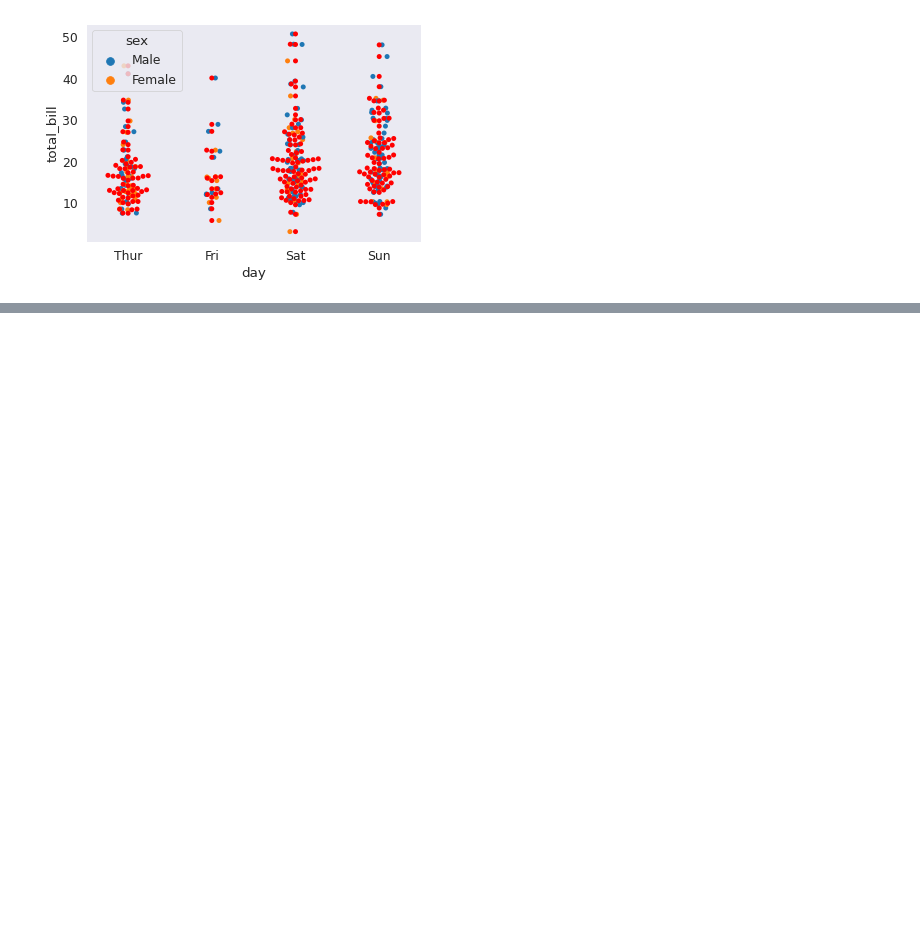
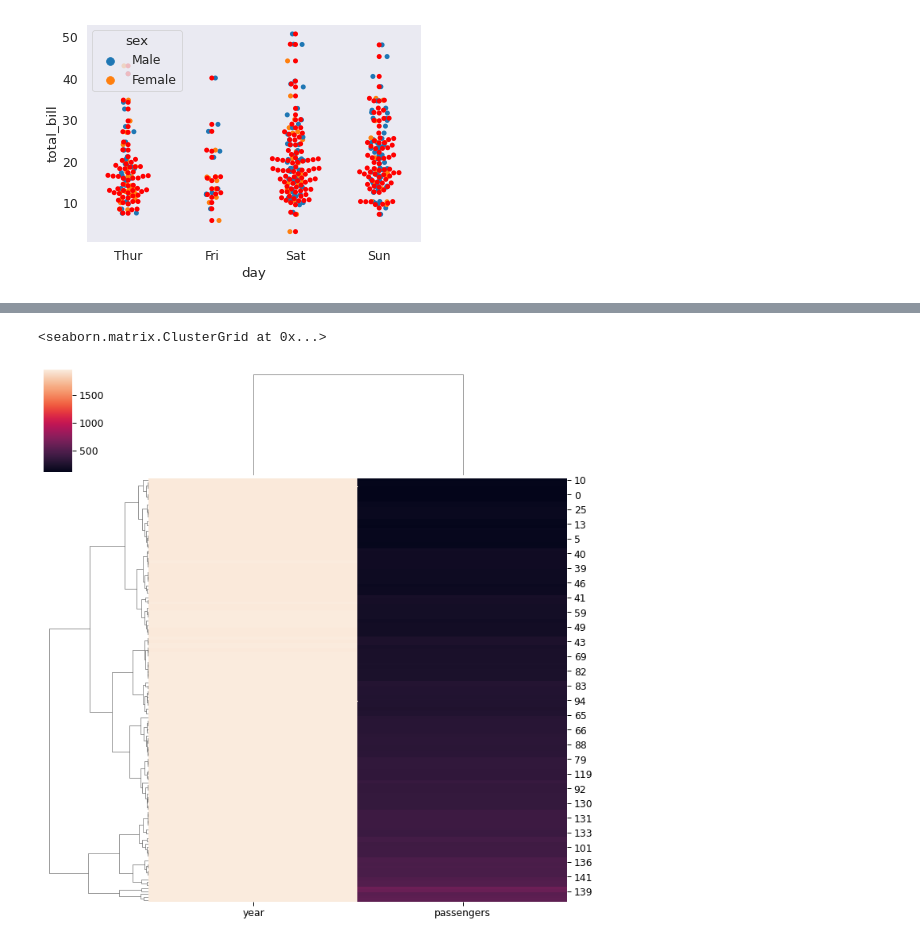
Before and after one commit to ShakilM26/Data-Visualization, a Jupyter notebook: seaborn/seaborn_all.ipynb, the cells around one changed output, grey strips where cells are left out. Saved outputs shown, nothing was run; the diff lists cells and outputs as text; code cells hidden in the pictures; blank space fills up the shorter version.

```diff
--- a/seaborn/seaborn_all.ipynb
+++ b/seaborn/seaborn_all.ipynb
@@ -157,0 +184,6 @@ sns.swarmplot(x='day', y='total_bill', data=tips, color='red')
+# %%
+pop_month = flight.pop('month')
+sns.clustermap(flight)
+# %% [output]
+<seaborn.matrix.ClusterGrid at 0x...>
+[figure, added]
```
Also changed, not shown: parts of 7 cells of this notebook.
